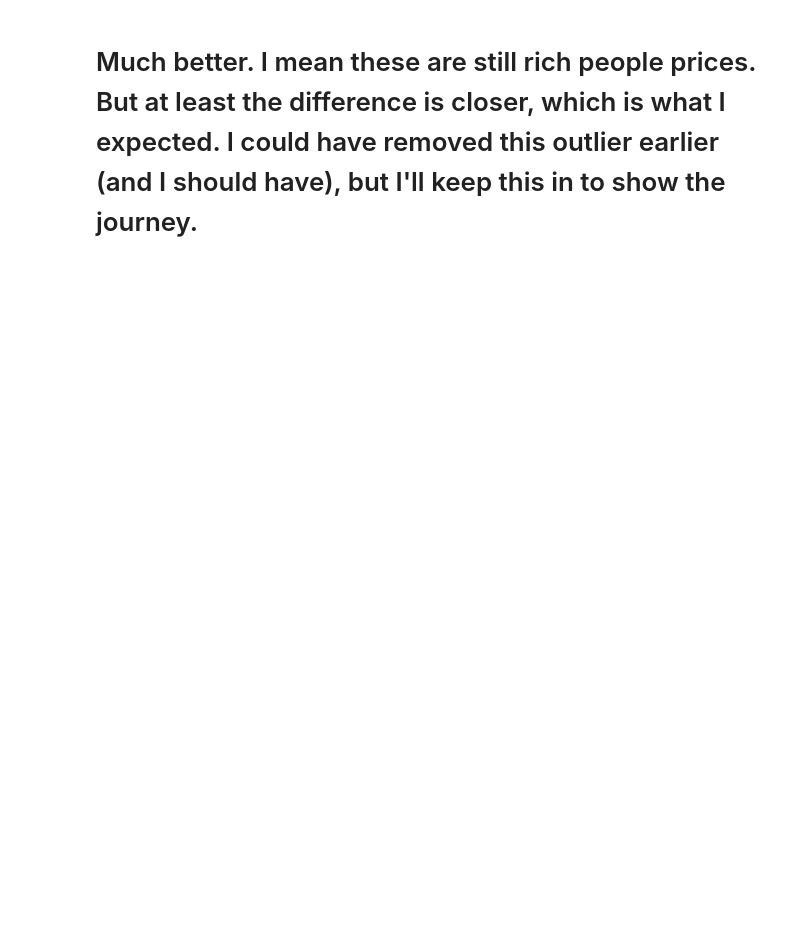
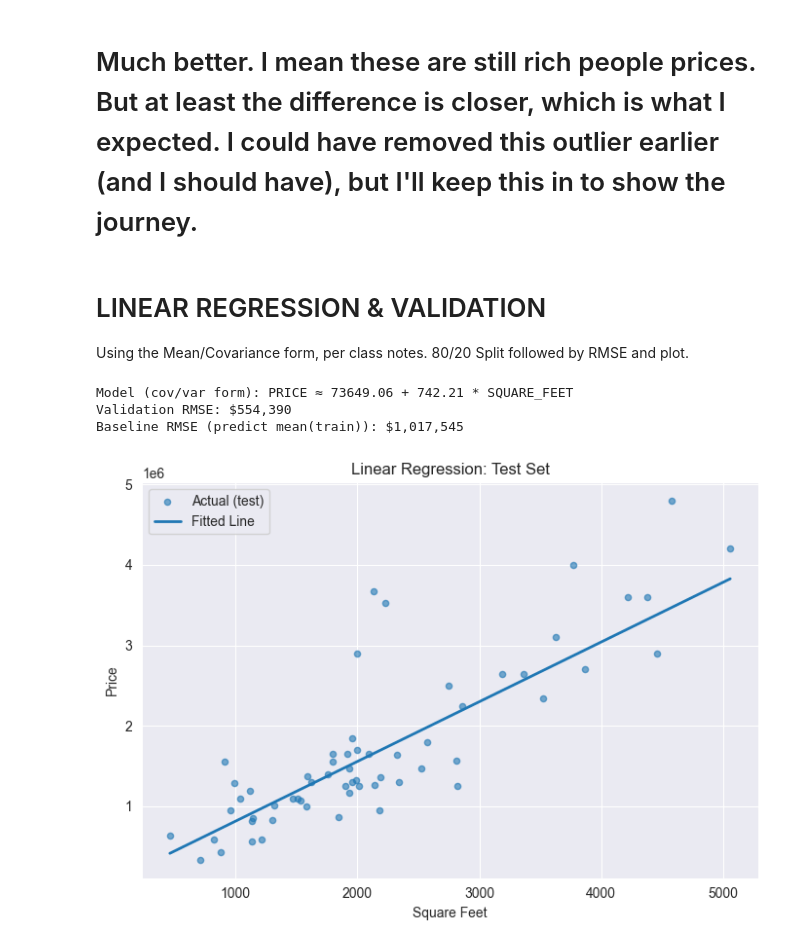
Before and after one commit to Alex-Astralis/MAT345, a Jupyter notebook: PR1/Alex_Herrera_MAT345_Project1.ipynb, the cells around one changed output. Cells and saved outputs as stored; diff of their text form; code cells hidden in the pictures; blank space fills up the shorter version.

```diff
--- a/PR1/Alex_Herrera_MAT345_Project1.ipynb
+++ b/PR1/Alex_Herrera_MAT345_Project1.ipynb
@@ -231,2 +231,7 @@ Fail to reject H0: No significant evidence Bellevue is cheaper than Redmond (p=0
 # %% [markdown]
 # Much better. I mean these are still rich people prices. But at least the difference is closer, which is what I expected. I could have removed this outlier earlier (and I should have), but I'll keep this in to show the journey.
+# %% [markdown]
+# LINEAR REGRESSION & VALIDATION
+
+Using the Mean/Covariance form, per class notes.
+80/20 Split followed by RMSE and plot.
@@ -232,0 +247,14 @@ Fail to reject H0: No significant evidence Bellevue is cheaper than Redmond (p=0
+# %%
+# DATA SPLIT (SEED MEANT TO BE DETERMINISTIC FOR REPRODUCTION)
+
+rng = np.random.default_rng(random_generator_seed)
+indices = rng.permutation(len(x_all))
+n_train = int(train_split_amount * len(x_all))   # Split Location
+
+train_indices = indices[:n_train]
+test_indices  = indices[n_train:]
+
+x_train = x_all[train_indices]
+y_train = y_all[train_indices]
+x_test  = x_all[test_indices]
+y_test  = y_all[test_indices]
@@ -232,0 +295,33 @@ Fail to reject H0: No significant evidence Bellevue is cheaper than Redmond (p=0
+# %%
+# Fit on training set
+b0, b1 = my_linear_regression(x_train, y_train)
+print(f"Model (cov/var form): PRICE ≈ {b0:.2f} + {b1:.2f} * SQUARE_FEET")
+
+# Validate on test set
+y_hat = predict_line(b0, b1, x_test)
+validation_rmse = rmse(y_test, y_hat)
+print(f"Validation RMSE: ${validation_rmse:,.0f}")
+
+# Baseline: predict mean of training y
+baseline_prediction = np.full_like(y_test, y_train.mean())
+baseline_rmse = rmse(y_test, baseline_prediction)
+print(f"Baseline RMSE (predict mean(train)): ${baseline_rmse:,.0f}")
+
+# Quick plot on test set
+xs = np.linspace(x_test.min(), x_test.max(), 100)
+ys = predict_line(b0, b1, xs)
+
+plt.figure(figsize=(7,5))
+plt.scatter(x_test, y_test, s=20, alpha=0.6, label="Actual (test)")
+plt.plot(xs, ys, linewidth=2, label="Fitted Line")
+plt.xlabel("Square Feet")
+plt.ylabel("Price")
+plt.title("Linear Regression: Test Set")
+plt.legend()
+plt.tight_layout()
+plt.show()
+# %% [output]
+Model (cov/var form): PRICE ≈ 73649.06 + 742.21 * SQUARE_FEET
+Validation RMSE: $554,390
+Baseline RMSE (predict mean(train)): $1,017,545
+[figure, added]
```
Also changed, not shown: parts of 13 cells of this notebook.
